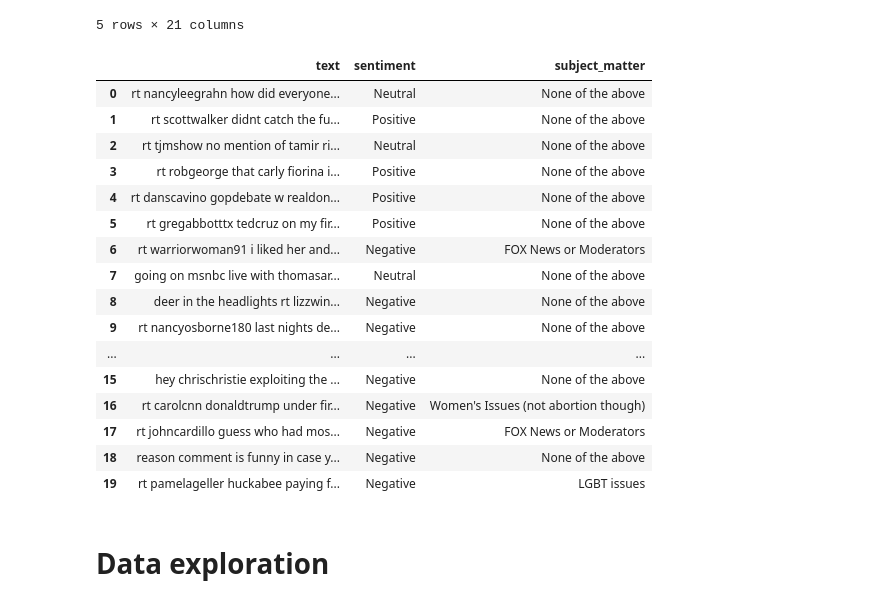
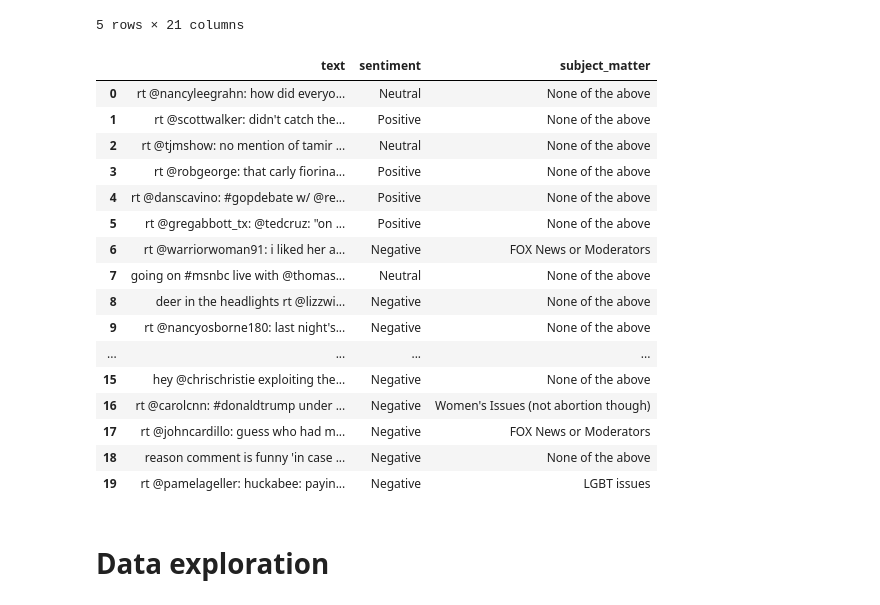
Before and after one commit to annagossner/mba_textmining, a Jupyter notebook: SentimentAnalysis.ipynb, the cells around one changed output. Cells and saved outputs as stored; diff of their text form; code cells hidden in the pictures.

```diff
--- a/SentimentAnalysis.ipynb
+++ b/SentimentAnalysis.ipynb
@@ -23,17 +31,17 @@ from nltk.classify import SklearnClassifier
 # %% [markdown]
 # Reading the datasets
 # %%
-data = pd.read_csv('https://raw.githubusercontent.com/annagossner/mba_textmining/main/data/Sentiment.csv')
-data.shape
+df = pd.read_csv('https://raw.githubusercontent.com/annagossner/mba_textmining/main/data/Sentiment.csv')
+df.shape
 # %% [output]
 (13871, 21)
 # %% [markdown]
 # Data cleaning & preparation
 # %%
-# Convert to lowercase
-data['text'] = data['text'].apply(lambda x: x.lower())
+# converting all tweets to lowercase text
+df['text'] = df['text'].apply(lambda x: x.lower())
 
-data.head()
+df.head()
 # %% [output]
 |  | id | candidate | candidate_confidence | relevant_yn | relevant_yn_confidence | sentiment | ... |
 | 0 | 1 | No candidate mentioned | 1.0 | yes | 1.0 | Neutral | ... |
@@ -43,28 +51,28 @@ data.head()
 | 4 | 5 | Donald Trump | 1.0 | yes | 1.0 | Positive | ... |
 5 rows × 21 columns
 # %%
-# Remove unnecessary columns
-data = data[['text', 'sentiment', 'subject_matter']]
+# removing unnecessary columns from data
+df = df[['text', 'sentiment', 'subject_matter']]
 # %%
-data.head(20)
+df.head(20)
 # %% [output]
 |  | text | sentiment | subject_matter |
-| 0 | rt nancyleegrahn how did everyone... | Neutral | None of the above |
-| 1 | rt scottwalker didnt catch the fu... | Positive | None of the above |
-| 2 | rt tjmshow no mention of tamir ri... | Neutral | None of the above |
-| 3 | rt robgeorge that carly fiorina i... | Positive | None of the above |
-| 4 | rt danscavino gopdebate w realdon... | Positive | None of the above |
-| 5 | rt gregabbotttx tedcruz on my fir... | Positive | None of the above |
-| 6 | rt warriorwoman91 i liked her and... | Negative | FOX News or Moderators |
-| 7 | going on msnbc live with thomasar... | Neutral | None of the above |
-| 8 | deer in the headlights rt lizzwin... | Negative | None of the above |
-| 9 | rt nancyosborne180 last nights de... | Negative | None of the above |
+| 0 | rt @nancyleegrahn: how did everyo... | Neutral | None of the above |
+| 1 | rt @scottwalker: didn't catch the... | Positive | None of the above |
+| 2 | rt @tjmshow: no mention of tamir ... | Neutral | None of the above |
+| 3 | rt @robgeorge: that carly fiorina... | Positive | None of the above |
+| 4 | rt @danscavino: #gopdebate w/ @re... | Positive | None of the above |
+| 5 | rt @gregabbott_tx: @tedcruz: "on ... | Positive | None of the above |
+| 6 | rt @warriorwoman91: i liked her a... | Negative | FOX News or Moderators |
+| 7 | going on #msnbc live with @thomas... | Neutral | None of the above |
+| 8 | deer in the headlights rt @lizzwi... | Negative | None of the above |
+| 9 | rt @nancyosborne180: last night's... | Negative | None of the above |
 | ... | ... | ... | ... |
-| 15 | hey chrischristie exploiting the ... | Negative | None of the above |
-| 16 | rt carolcnn donaldtrump under fir... | Negative | Women's Issues (not abortion though) |
-| 17 | rt johncardillo guess who had mos... | Negative | FOX News or Moderators |
-| 18 | reason comment is funny in case y... | Negative | None of the above |
-| 19 | rt pamelageller huckabee paying f... | Negative | LGBT issues |
+| 15 | hey @chrischristie exploiting the... | Negative | None of the above |
+| 16 | rt @carolcnn: #donaldtrump under ... | Negative | Women's Issues (not abortion though) |
+| 17 | rt @johncardillo: guess who had m... | Negative | FOX News or Moderators |
+| 18 | reason comment is funny 'in case ... | Negative | None of the above |
+| 19 | rt @pamelageller: huckabee: payin... | Negative | LGBT issues |
 # %% [markdown]
 # Data exploration
 # %%
```
Also changed, not shown: parts of 28 cells of this notebook.
